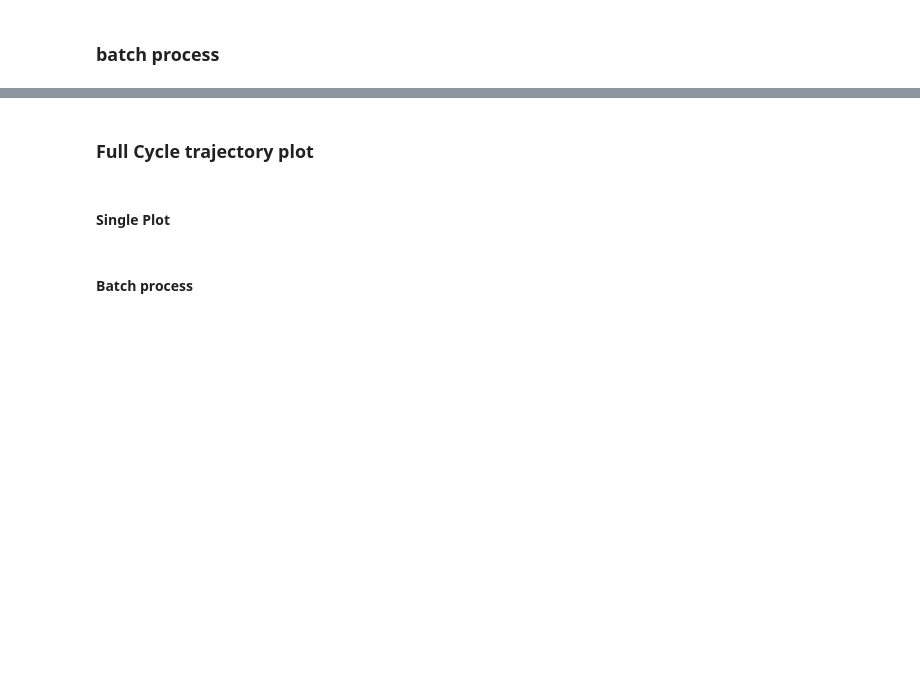
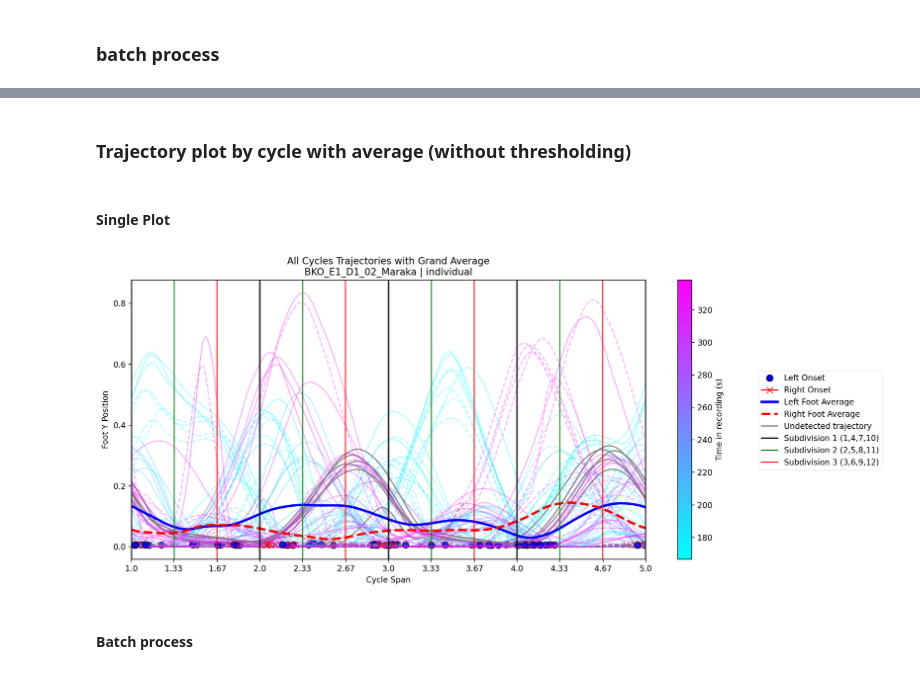
Before and after one commit to sagar0dutta/djembe_vistool, a Jupyter notebook: A5_trajectory_plot_mode.ipynb, the cells around one changed output, grey strips where cells are left out. Saved outputs shown, nothing was run; the diff lists cells and outputs as text; code cells hidden in the pictures; blank space fills up the shorter version.

```diff
--- a/A5_trajectory_plot_mode.ipynb
+++ b/A5_trajectory_plot_mode.ipynb
@@ -218,14 +224,14 @@ for mode_csv in mode_csv_list:
     # filter out the empty ones
     tsegment = {mode: seg for mode, seg in segments.items() if seg is not None}
 
-    save_dir = f"output_static_plot/foot_trajectories_beat/{file_name}"
+    save_dir = f"output_static_plot/foot_trajectories_bybeat_0.007/{file_name}"
     os.makedirs(save_dir, exist_ok=True)
     for mode, segments in tsegment.items():
         fig, ax = plot_foot_trajectories_by_beat(
             file_name=file_name,
             mode=mode,
             base_path_cycles="data/virtual_cycles",
-            base_path_logs="data/logs_v2_may",
+            base_path_logs= "data/logs_v4_0.007_foot_jun3",          # "data/logs_v2_may",   # "data/logs_v3_0.2__lower_jun3",    # "data/logs_v4_0.007_foot_jun3",
             time_segments=segments,  # Pass all segments for this mode
             n_beats_per_cycle=4,
             n_subdiv_per_beat=3,
@@ -241,5 +260,5 @@ for mode_csv in mode_csv_list:
-# %% [markdown]
-### Full Cycle trajectory plot
+# %% [markdown]
+### Trajectory plot by cycle with average (without thresholding)
 # %% [markdown]
 #### Single Plot
 # %%
@@ -277,34 +296,36 @@ def get_tsegment_for(mode_name, mode_value, suffix):
 
 
 # mode_name, segmnt = get_tsegment_for("group", mode_group,      "gr")
 mode_name, segmnt = get_tsegment_for("individual", mode_individual, "in")
 # mode_name, segmnt   = get_tsegment_for("audience",   mode_audience,   "au")
 
     # filter out the empty ones
     # tsegment = {mode: seg for mode, seg in segments.items() if seg is not None}
 
 save_dir = f"output_static_plot/all_cycles_trajectories/{file_name}"
 os.makedirs(save_dir, exist_ok=True)
 
 fig, ax = plot_all_cycles_trajectories(
             file_name=file_name,
             mode=mode_name,
             base_path_cycles="data/virtual_cycles",
             base_path_logs="data/logs_v2_may",
             time_segments=segmnt,  # Pass all segments for this mode
             n_beats_per_cycle=4,
             n_subdiv_per_beat=3,
-            traj_threshold=0.4,     # exclude trajectories below this threshold
+            # traj_threshold=0.4,     # exclude trajectories below this threshold
             show_gray_plots= True,
             show_trajectories= True,  # New parameter to control trajectory lines
             # show_grand_average= True,
             show_vlines= False        # New parameter to control vertical lines
         )
 
 plt.show(fig)
 
 # fig.savefig(os.path.join(save_dir, f"{file_name}_{mode}.png"))
 # plt.close(fig)
+# %% [output]
+[figure, added]
 # %% [markdown]
 #### Batch process
 # %%
```
Also changed, not shown: parts of 6 cells of this notebook, 10 other files.
